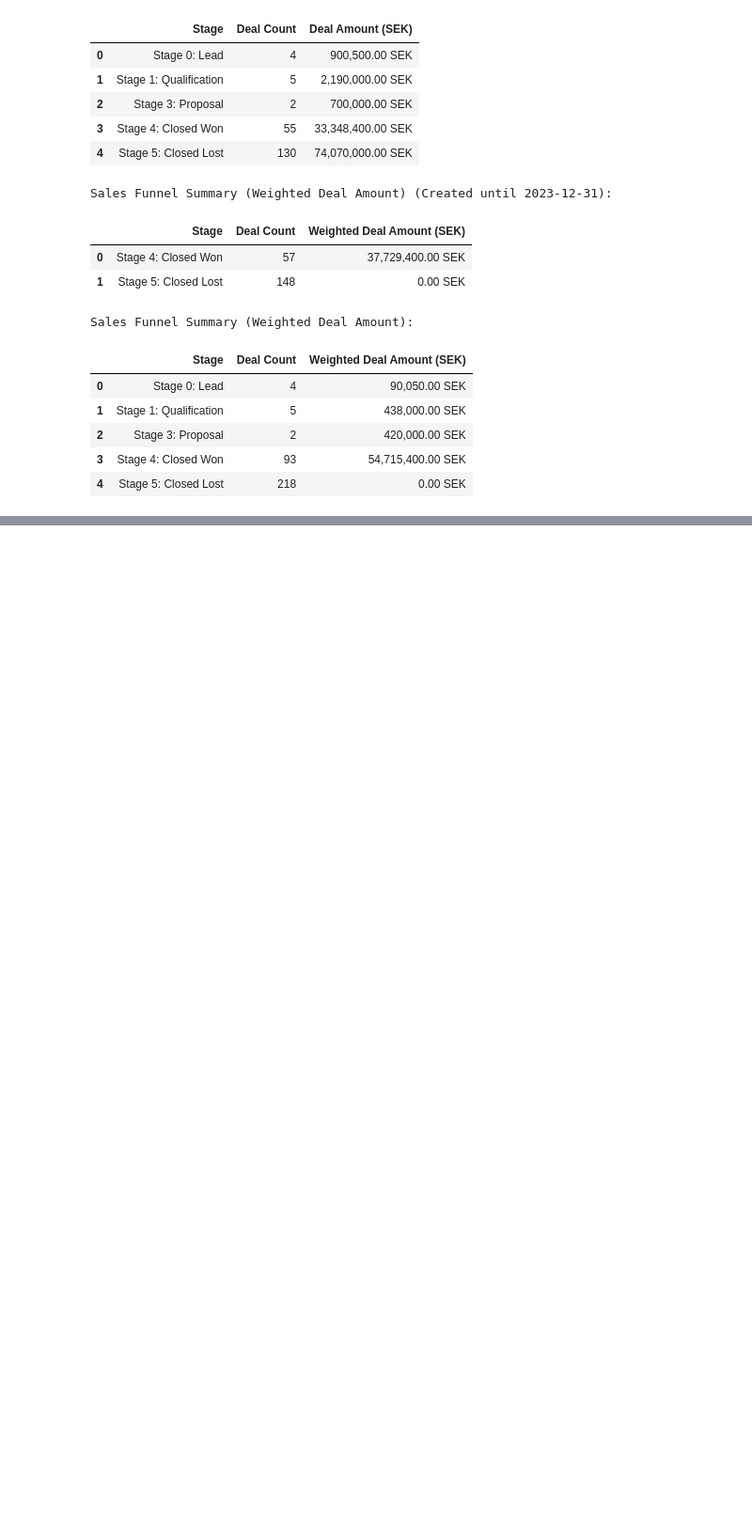
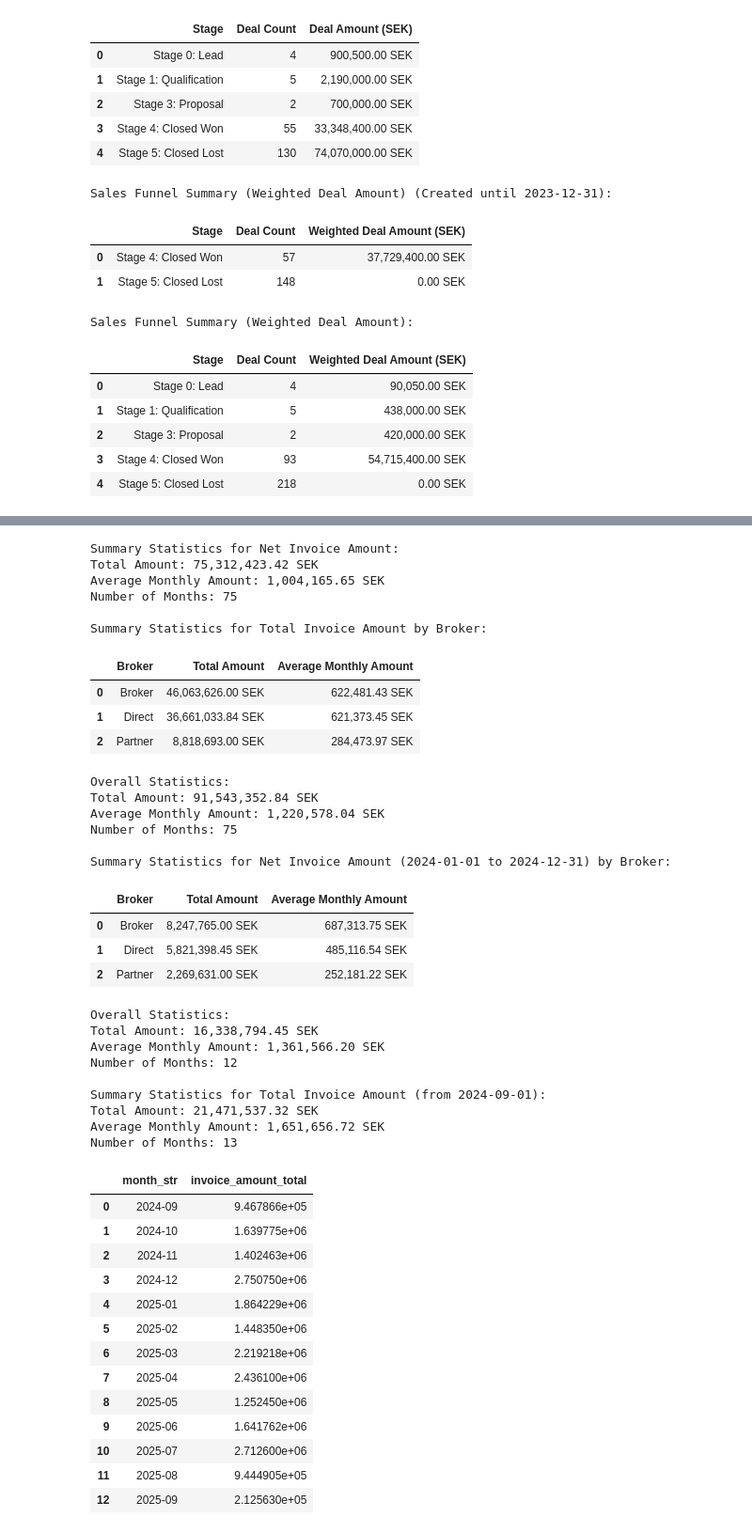
Before and after one commit to alshakarti/hyper_island_bi, a Jupyter notebook: eda.ipynb, the cells around one changed output, grey strips where cells are left out. Shown at 94% size. Cells and saved outputs as stored; diff of their text form; code cells hidden in the pictures; blank space fills up the shorter version.

```diff
--- a/eda.ipynb
+++ b/eda.ipynb
@@ -460,0 +610,56 @@ Sales Funnel Summary (Weighted Deal Amount):
+# %%
+# Plot net amounts for all dates
+plot_invoice_amounts(invoices, amount_type='net')
+
+# Plot total amounts with broker as hue
+plot_invoice_amounts(invoices, amount_type='total', hue=True)
+
+# Plot net amounts for a specific date range with broker coloring
+plot_invoice_amounts(invoices, start_date='2024-01-01', end_date='2024-12-31', amount_type='net', hue=True)
+
+# Plot total amounts for dates after a specific date without hue
+plot_invoice_amounts(invoices, start_date='2024-09-01', amount_type='total', hue=False)
+# %% [output]
+Summary Statistics for Net Invoice Amount:
+Total Amount: 75,312,423.42 SEK
+Average Monthly Amount: 1,004,165.65 SEK
+Number of Months: 75
+
+Summary Statistics for Total Invoice Amount by Broker:
+|  | Broker | Total Amount | Average Monthly Amount |
+| 0 | Broker | 46,063,626.00 SEK | 622,481.43 SEK |
+| 1 | Direct | 36,661,033.84 SEK | 621,373.45 SEK |
+| 2 | Partner | 8,818,693.00 SEK | 284,473.97 SEK |
+Overall Statistics:
+Total Amount: 91,543,352.84 SEK
+Average Monthly Amount: 1,220,578.04 SEK
+Number of Months: 75
+
+Summary Statistics for Net Invoice Amount (2024-01-01 to 2024-12-31) by Broker:
+|  | Broker | Total Amount | Average Monthly Amount |
+| 0 | Broker | 8,247,765.00 SEK | 687,313.75 SEK |
+| 1 | Direct | 5,821,398.45 SEK | 485,116.54 SEK |
+| 2 | Partner | 2,269,631.00 SEK | 252,181.22 SEK |
+Overall Statistics:
+Total Amount: 16,338,794.45 SEK
+Average Monthly Amount: 1,361,566.20 SEK
+Number of Months: 12
+
+Summary Statistics for Total Invoice Amount (from 2024-09-01):
+Total Amount: 21,471,537.32 SEK
+Average Monthly Amount: 1,651,656.72 SEK
+Number of Months: 13
+|  | month_str | invoice_amount_total |
+| 0 | 2024-09 | 9.467866e+05 |
+| 1 | 2024-10 | 1.639775e+06 |
+| 2 | 2024-11 | 1.402463e+06 |
+| 3 | 2024-12 | 2.750750e+06 |
+| 4 | 2025-01 | 1.864229e+06 |
+| 5 | 2025-02 | 1.448350e+06 |
+| 6 | 2025-03 | 2.219218e+06 |
+| 7 | 2025-04 | 2.436100e+06 |
+| 8 | 2025-05 | 1.252450e+06 |
+| 9 | 2025-06 | 1.641762e+06 |
+| 10 | 2025-07 | 2.712600e+06 |
+| 11 | 2025-08 | 9.444905e+05 |
+| 12 | 2025-09 | 2.125630e+05 |
```
Also changed, not shown: parts of 9 cells of this notebook.
